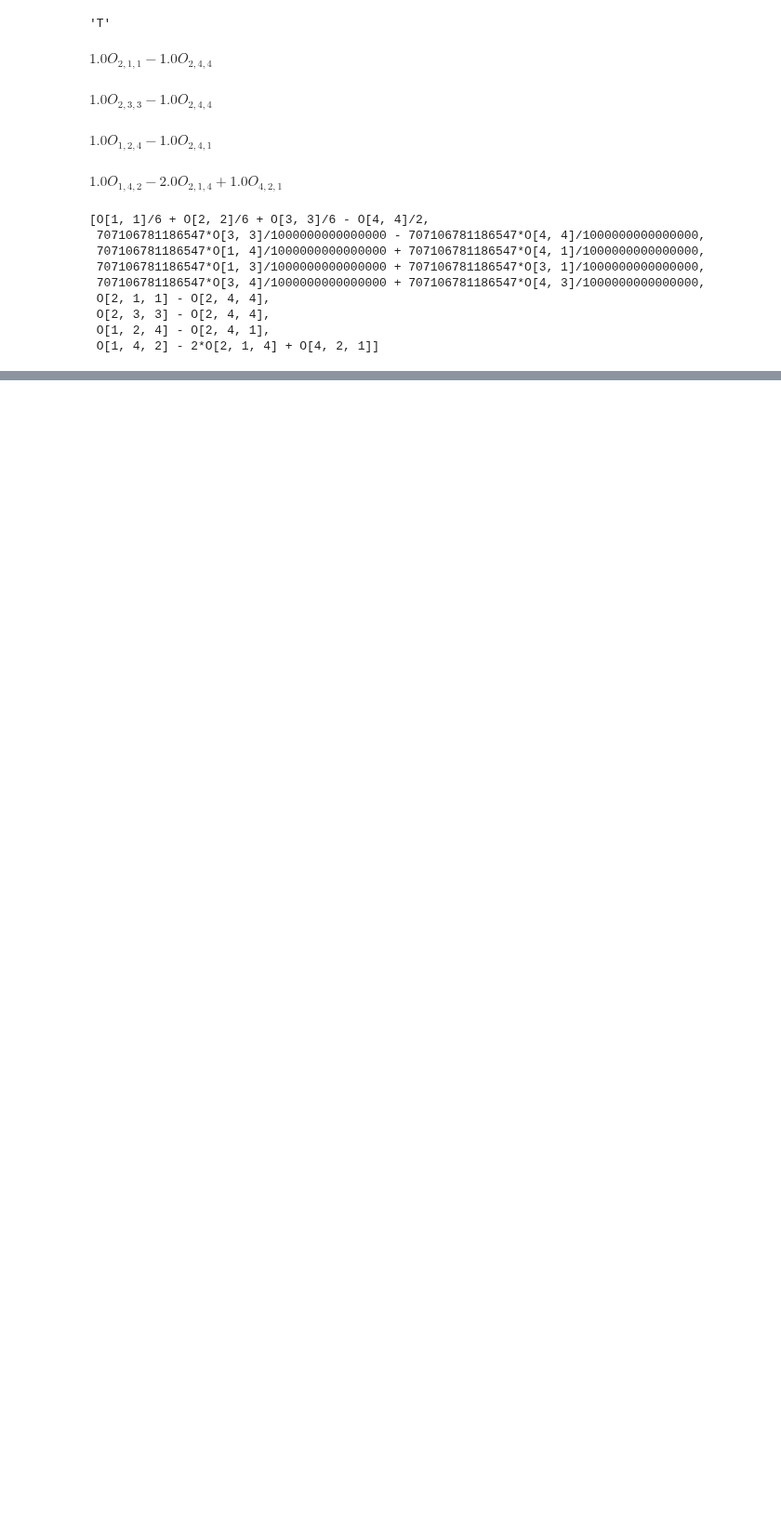
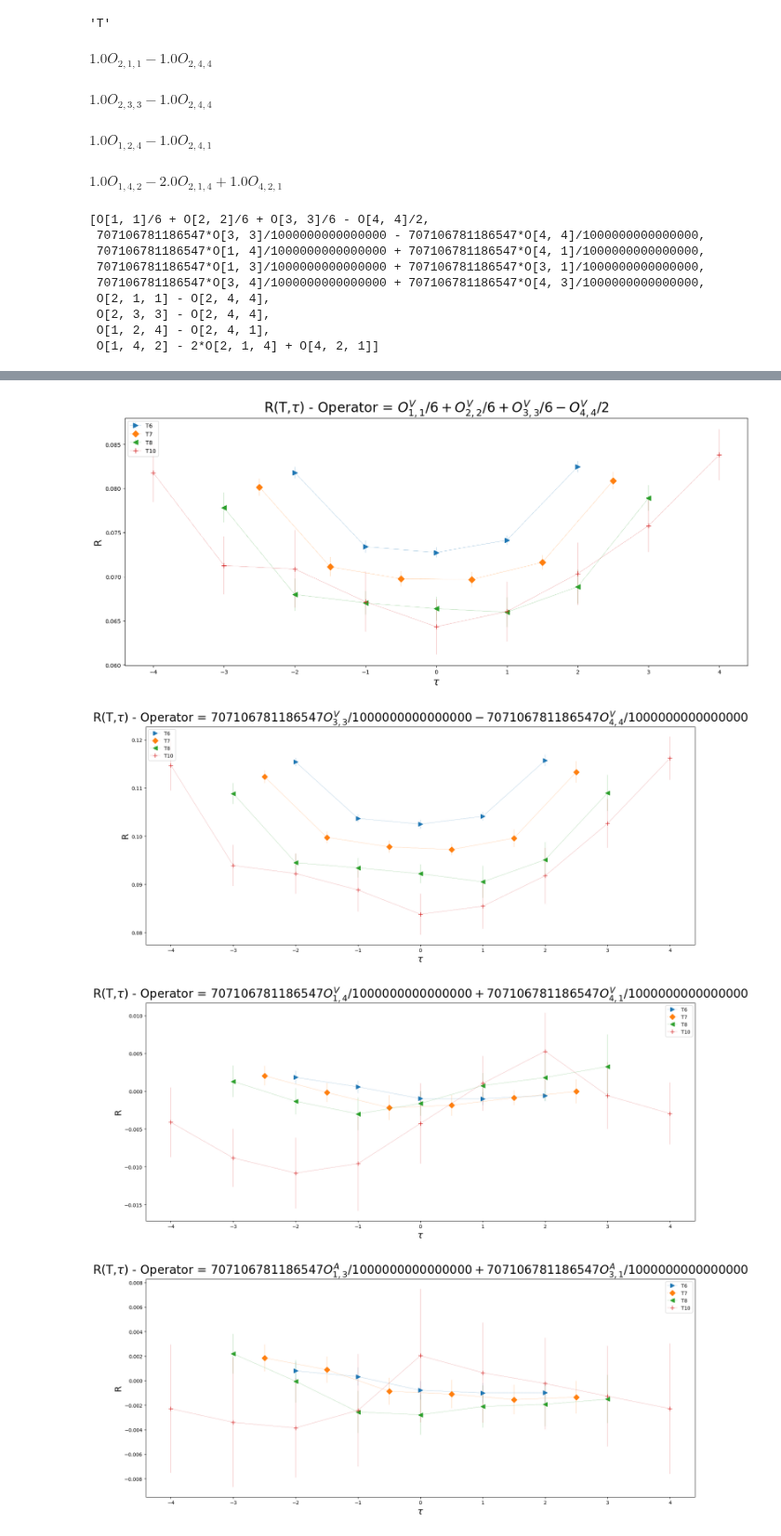
Before and after one commit to Tag-E/PhD_work, a Jupyter notebook: moments_pdf/test_notebooks/ratio_plotting.ipynb, the cells around one changed output, grey strips where cells are left out. Shown at 93% size. Cells and saved outputs as stored; diff of their text form; code cells hidden in the pictures; blank space fills up the shorter version.

```diff
--- a/moments_pdf/test_notebooks/ratio_plotting.ipynb
+++ b/moments_pdf/test_notebooks/ratio_plotting.ipynb
@@ -145,0 +218,7 @@ opAnalyzer.selected_op
+# %%
+opAnalyzer.plot_R()
+# %% [output]
+[figure, added]
+[figure, added]
+[figure, added]
+[figure, added]
```
Also changed, not shown: parts of 9 cells of this notebook, 3 other files.
